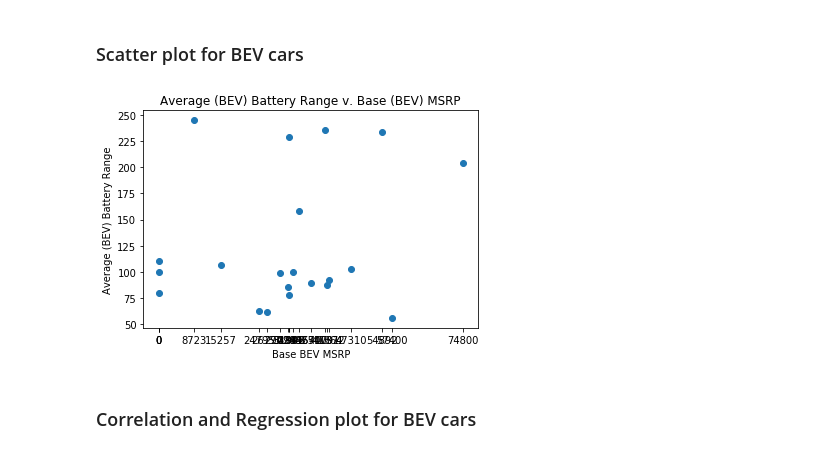
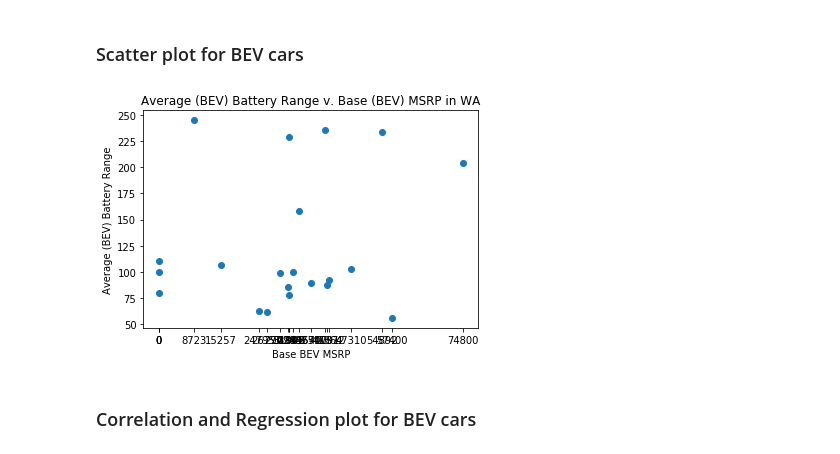
Before and after one commit to charlim26/Project-2-EV, a Jupyter notebook: electric_car_charts.ipynb, the cells around one changed output. Cells and saved outputs as stored; diff of their text form; code cells hidden in the pictures.

```diff
--- a/electric_car_charts.ipynb
+++ b/electric_car_charts.ipynb
@@ -263,13 +264,13 @@ Name: Base_MSRP, dtype: float64
 # %%
 # Scatter plot of Average Battery Range and Base MSRP for BEV cars
 plt.scatter(bev_avg_msrp_df,bev_avg_range_df)
 plt.xticks(bev_avg_msrp_df)
 plt.xlabel("Base BEV MSRP")
 plt.ylabel("Average (BEV) Battery Range")
-plt.title("Average (BEV) Battery Range v. Base (BEV) MSRP")
+plt.title("Average (BEV) Battery Range v. Base (BEV) MSRP in WA")
 plt.show()
 # %% [output]
-[figure, old version]
+[figure, new version]
 # %% [markdown]
 ### Correlation and Regression  plot for BEV cars
 # %%
```
Also changed, not shown: parts of 6 cells of this notebook.
